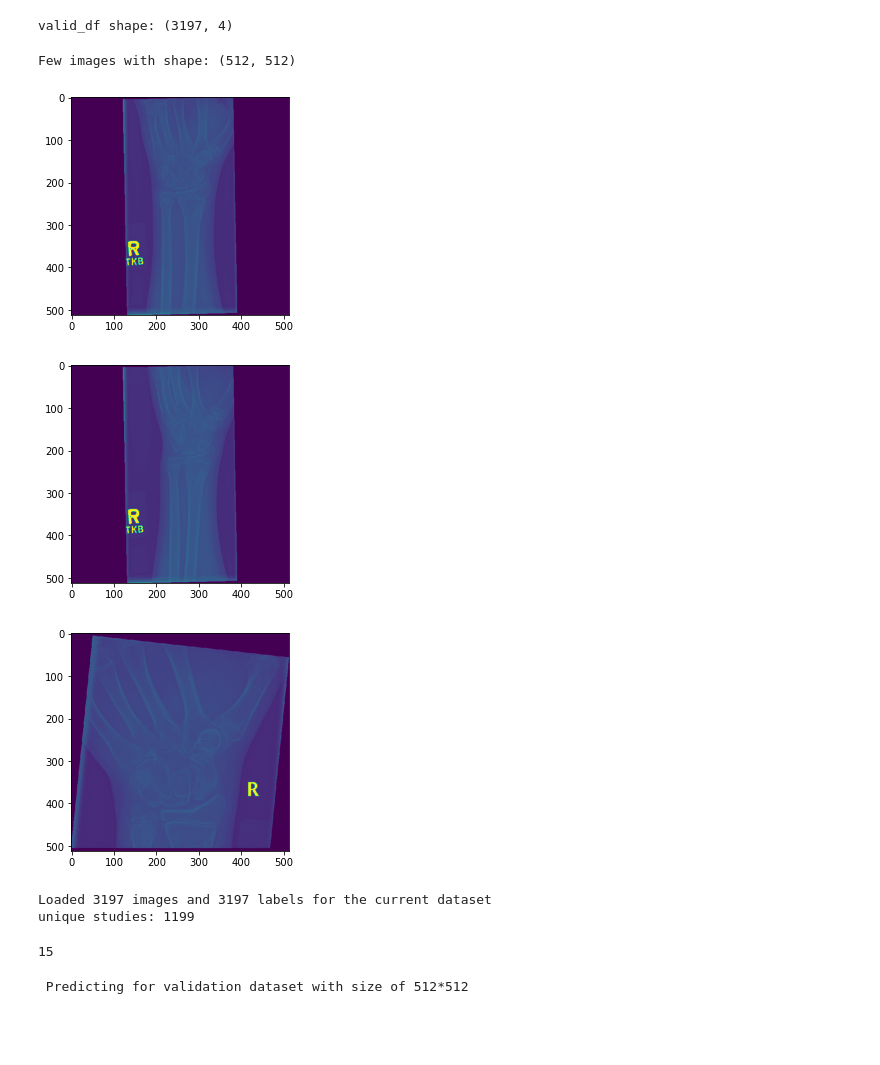
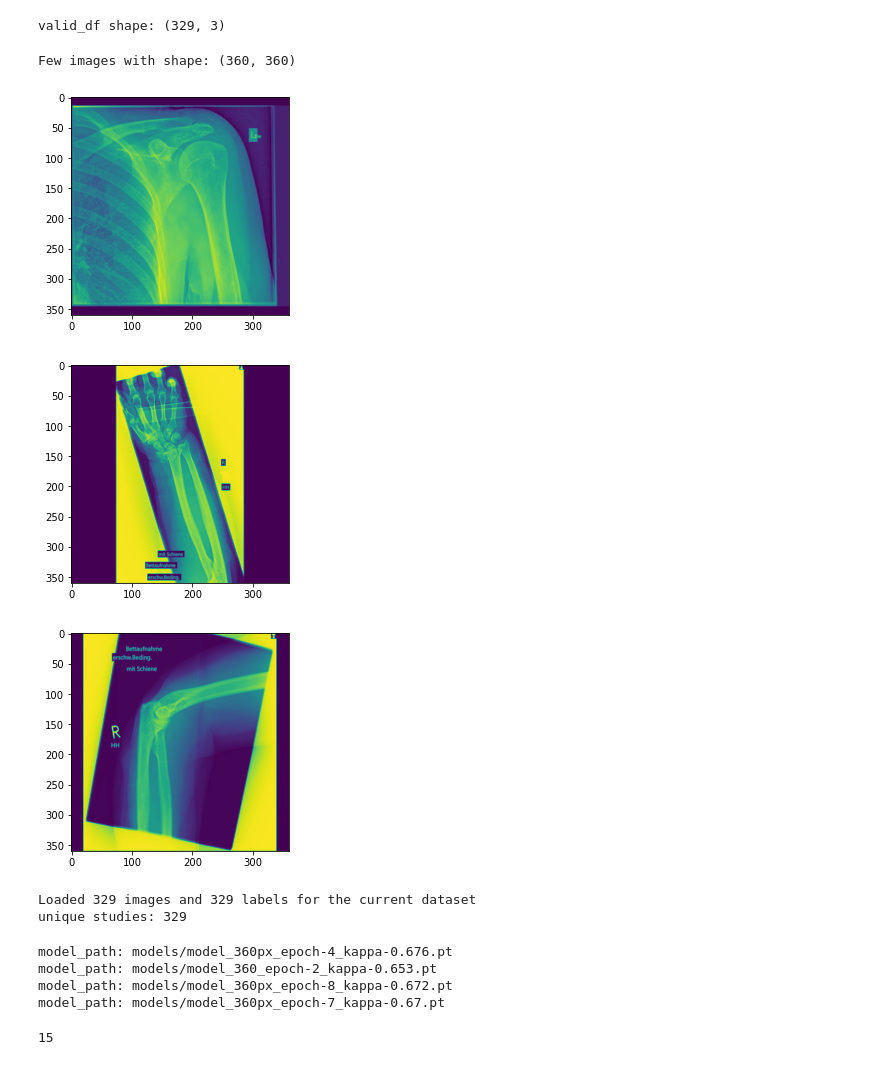
Before and after one commit to solomesolo/Pallace, a Jupyter notebook: eval.ipynb, the cells around one changed output. Drawn from its saved outputs; the diff is of its cells as text; code cells hidden in the pictures; blank space fills up the shorter version.

Commit message:
Completed web app, ensemble eval

```diff
--- a/eval.ipynb
+++ b/eval.ipynb
@@ -36,55 +45,48 @@ from torchvision import transforms, models
 from torch.utils.data import DataLoader
 
 from torch.utils.tensorboard import SummaryWriter
 # from tensorboard_utils import *
 
 from model import PretrainedDensenet
 from read_data import Data
-from datasets_gpu import *#MuraDataset
+from data_utils import *#MuraDataset
 from train import *
 from loss import Loss
 from visualize import see_samples, view_data_count
 
 device = torch.device("cuda")
 
 df = Data()
-valid_df = df.valid_df
-valid_labels_data = df.valid_labels_data
+valid_df = df.pallace_valid_df#valid_df
 
 
 print("valid_df shape:", valid_df.shape)
 body_type = 'WRIST'
 # valid_df = valid_df[valid_df['BodyPart']==body_type]
 
-val_transform = transforms.Compose([
-#         transforms.Resize(INPUT_SIZE),
-#             transforms.RandomCrop(INPUT_SIZE),
-        transforms.ToTensor(),
-        transforms.Normalize(mean=[0.485, 0.456, 0.406], std=[0.229, 0.224, 0.225])
-    ])
 
 if not single_model_14:
-    val_dataset = MuraDataset(df=valid_df, transform=val_transform)
+    val_dataset = MuraDataset(df=valid_df, is_train=False)
     val_loader = DataLoader(dataset=val_dataset, batch_size=1, num_workers=0, shuffle=False)#, pin_memory=True)
 
-if not single_model_14:
-    model = PretrainedDensenet()
-    model.to(device)
-    model.load_state_dict(torch.load(MODEL_PATH))
-    model.eval()
+# if not single_model_14:
+#     model = PretrainedDensenet()
+#     model.to(device)
+# #     model.load_state_dict(torch.load(MODEL_PATH))
+#     model.eval()
 
 valid_df['study'] = valid_df['FilePath'].apply(lambda x: '/'.join(x.split('/')[:-1]))
 print("unique studies:", valid_df['study'].nunique())
 
 original_valid_df = valid_df.copy()
 # %% [output]
-valid_df shape: (3197, 4)
+valid_df shape: (329, 3)
-Few images with shape: (512, 512)
+Few images with shape: (360, 360)
-[figure, old version]
+[figure, new version]
-[figure, old version]
+[figure, new version]
-[figure, old version]
+[figure, new version]
-Loaded 3197 images and 3197 labels for the current dataset
-unique studies: 1199
+Loaded 329 images and 329 labels for the current dataset
+unique studies: 329
 # %%
 if single_model_14:
     from best_single import *
@@ -116,21 +118,23 @@ def eval_single14():
         list_outputs.append(output)
     return list_outputs
 # %%
-model = PretrainedDensenet()
-model.to(device)
-model.load_state_dict(torch.load(MODEL_PATH))
-model.eval()
+# INIT MODELS
+list_models = []
+for model_path in LIST_ENSEMBLE_MODELS:
+    model = PretrainedDensenet()
+    model.to(device)
+    model.load_state_dict(torch.load(model_path))
+    model.eval()
+    list_models.append(model)
+    print("model_path:", model_path)
+
+
 15
 # %% [output]
-15
+model_path: models/model_360px_epoch-4_kappa-0.676.pt
+model_path: models/model_360_epoch-2_kappa-0.653.pt
+model_path: models/model_360px_epoch-8_kappa-0.672.pt
+model_path: models/model_360px_epoch-7_kappa-0.67.pt
+15
 # %%
 valid_df = original_valid_df
-# %%
-print(" Predicting for validation dataset with size of {0}*{0}".format(str(INPUT_SIZE)))
-
-if single_model_14:
-    list_outputs = eval_single14()
-else:
-    list_outputs = eval_trained_model()
-# %% [output]
- Predicting for validation dataset with size of 512*512
```
Also changed, not shown: parts of 14 cells of this notebook, 44 other files.
